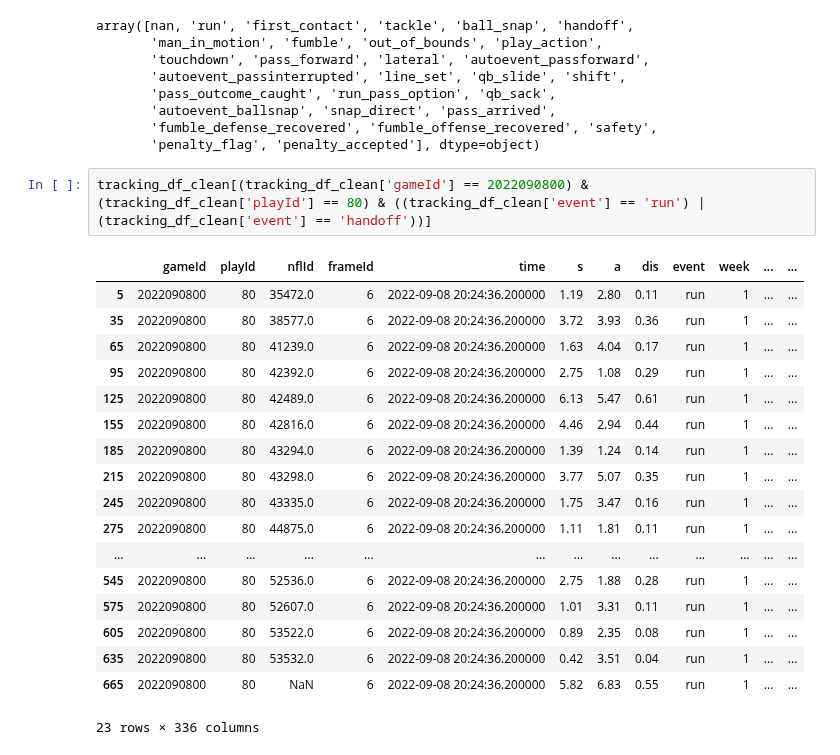
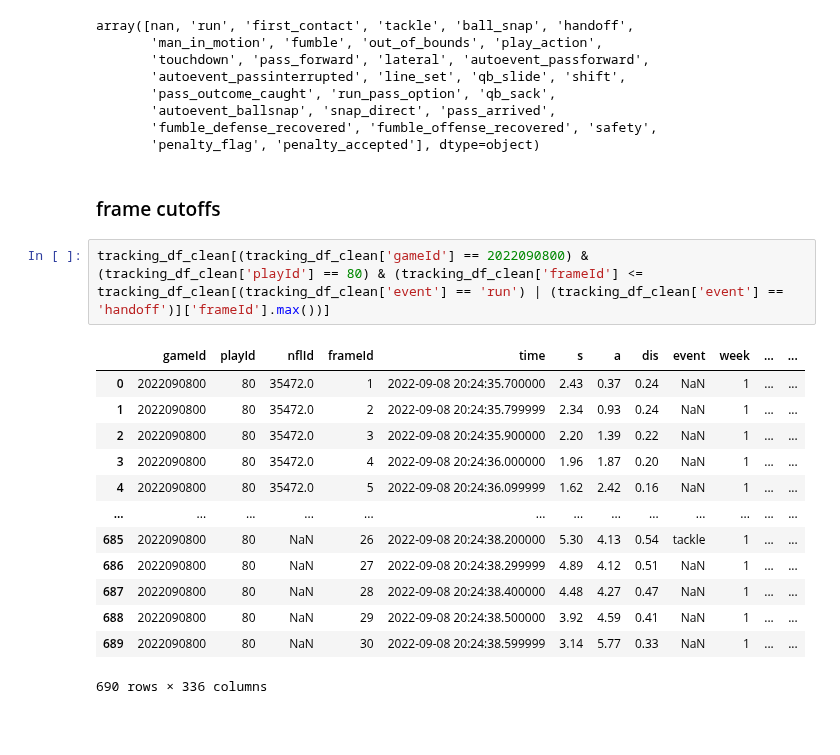
Before and after one commit to Andrew-Koulogeorge/NFL-Big-Data-Bowl, a Jupyter notebook: preprocessing/deep_learning_preprocessing_v2.ipynb, the cells around one changed output. Saved outputs shown, nothing was run; the diff lists cells and outputs as text; blank space fills up the shorter version.

```diff
--- a/preprocessing/deep_learning_preprocessing_v2.ipynb
+++ b/preprocessing/deep_learning_preprocessing_v2.ipynb
@@ -100,24 +100,21 @@ array([nan, 'run', 'first_contact', 'tackle', 'ball_snap', 'handoff',
        'autoevent_ballsnap', 'snap_direct', 'pass_arrived',
        'fumble_defense_recovered', 'fumble_offense_recovered', 'safety',
        'penalty_flag', 'penalty_accepted'], dtype=object)
+# %% [markdown]
+### frame cutoffs
 # %%
-tracking_df_clean[(tracking_df_clean['gameId'] == 2022090800) & (tracking_df_clean['playId'] == 80) & ((tracking_df_clean['event'] == 'run') | (tracking_df_clean['event'] == 'handoff'))]
+tracking_df_clean[(tracking_df_clean['gameId'] == 2022090800) & (tracking_df_clean['playId'] == 80) & (tracking_df_clean['frameId'] <= tracking_df_clean[(tracking_df_clean['event'] == 'run') | (tracking_df_clean['event'] == 'handoff')]['frameId'].max())]
 # %% [output]
 |  | gameId | playId | nflId | frameId | time | s | a | dis | event | week | ... | ... |
-| 5 | 2022090800 | 80 | 35472.0 | 6 | 2022-09-08 20:24:36.200000 | 1.19 | 2.80 | 0.11 | run | 1 | ... | ... |
-| 35 | 2022090800 | 80 | 38577.0 | 6 | 2022-09-08 20:24:36.200000 | 3.72 | 3.93 | 0.36 | run | 1 | ... | ... |
-| 65 | 2022090800 | 80 | 41239.0 | 6 | 2022-09-08 20:24:36.200000 | 1.63 | 4.04 | 0.17 | run | 1 | ... | ... |
-| 95 | 2022090800 | 80 | 42392.0 | 6 | 2022-09-08 20:24:36.200000 | 2.75 | 1.08 | 0.29 | run | 1 | ... | ... |
-| 125 | 2022090800 | 80 | 42489.0 | 6 | 2022-09-08 20:24:36.200000 | 6.13 | 5.47 | 0.61 | run | 1 | ... | ... |
-| 155 | 2022090800 | 80 | 42816.0 | 6 | 2022-09-08 20:24:36.200000 | 4.46 | 2.94 | 0.44 | run | 1 | ... | ... |
-| 185 | 2022090800 | 80 | 43294.0 | 6 | 2022-09-08 20:24:36.200000 | 1.39 | 1.24 | 0.14 | run | 1 | ... | ... |
-| 215 | 2022090800 | 80 | 43298.0 | 6 | 2022-09-08 20:24:36.200000 | 3.77 | 5.07 | 0.35 | run | 1 | ... | ... |
-| 245 | 2022090800 | 80 | 43335.0 | 6 | 2022-09-08 20:24:36.200000 | 1.75 | 3.47 | 0.16 | run | 1 | ... | ... |
-| 275 | 2022090800 | 80 | 44875.0 | 6 | 2022-09-08 20:24:36.200000 | 1.11 | 1.81 | 0.11 | run | 1 | ... | ... |
+| 0 | 2022090800 | 80 | 35472.0 | 1 | 2022-09-08 20:24:35.700000 | 2.43 | 0.37 | 0.24 | NaN | 1 | ... | ... |
+| 1 | 2022090800 | 80 | 35472.0 | 2 | 2022-09-08 20:24:35.799999 | 2.34 | 0.93 | 0.24 | NaN | 1 | ... | ... |
+| 2 | 2022090800 | 80 | 35472.0 | 3 | 2022-09-08 20:24:35.900000 | 2.20 | 1.39 | 0.22 | NaN | 1 | ... | ... |
+| 3 | 2022090800 | 80 | 35472.0 | 4 | 2022-09-08 20:24:36.000000 | 1.96 | 1.87 | 0.20 | NaN | 1 | ... | ... |
+| 4 | 2022090800 | 80 | 35472.0 | 5 | 2022-09-08 20:24:36.099999 | 1.62 | 2.42 | 0.16 | NaN | 1 | ... | ... |
 | ... | ... | ... | ... | ... | ... | ... | ... | ... | ... | ... | ... | ... |
-| 545 | 2022090800 | 80 | 52536.0 | 6 | 2022-09-08 20:24:36.200000 | 2.75 | 1.88 | 0.28 | run | 1 | ... | ... |
-| 575 | 2022090800 | 80 | 52607.0 | 6 | 2022-09-08 20:24:36.200000 | 1.01 | 3.31 | 0.11 | run | 1 | ... | ... |
-| 605 | 2022090800 | 80 | 53522.0 | 6 | 2022-09-08 20:24:36.200000 | 0.89 | 2.35 | 0.08 | run | 1 | ... | ... |
-| 635 | 2022090800 | 80 | 53532.0 | 6 | 2022-09-08 20:24:36.200000 | 0.42 | 3.51 | 0.04 | run | 1 | ... | ... |
-| 665 | 2022090800 | 80 | NaN | 6 | 2022-09-08 20:24:36.200000 | 5.82 | 6.83 | 0.55 | run | 1 | ... | ... |
+| 685 | 2022090800 | 80 | NaN | 26 | 2022-09-08 20:24:38.200000 | 5.30 | 4.13 | 0.54 | tackle | 1 | ... | ... |
+| 686 | 2022090800 | 80 | NaN | 27 | 2022-09-08 20:24:38.299999 | 4.89 | 4.12 | 0.51 | NaN | 1 | ... | ... |
+| 687 | 2022090800 | 80 | NaN | 28 | 2022-09-08 20:24:38.400000 | 4.48 | 4.27 | 0.47 | NaN | 1 | ... | ... |
+| 688 | 2022090800 | 80 | NaN | 29 | 2022-09-08 20:24:38.500000 | 3.92 | 4.59 | 0.41 | NaN | 1 | ... | ... |
+| 689 | 2022090800 | 80 | NaN | 30 | 2022-09-08 20:24:38.599999 | 3.14 | 5.77 | 0.33 | NaN | 1 | ... | ... |
-23 rows × 336 columns
+690 rows × 336 columns
```
Also changed, not shown: parts of 20 cells of this notebook.
